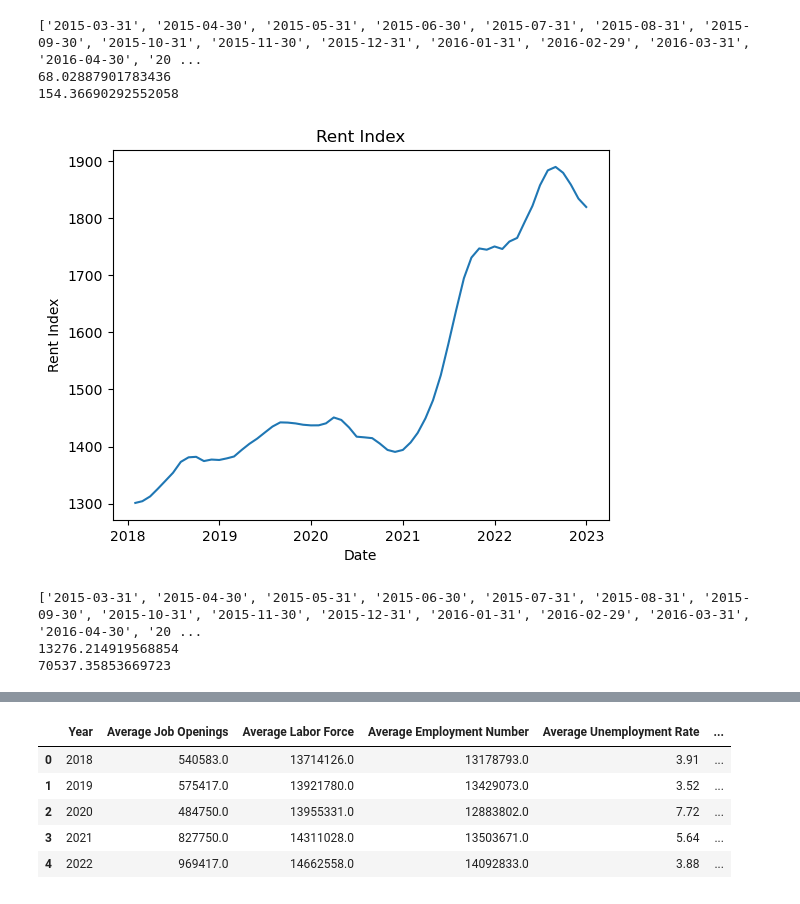
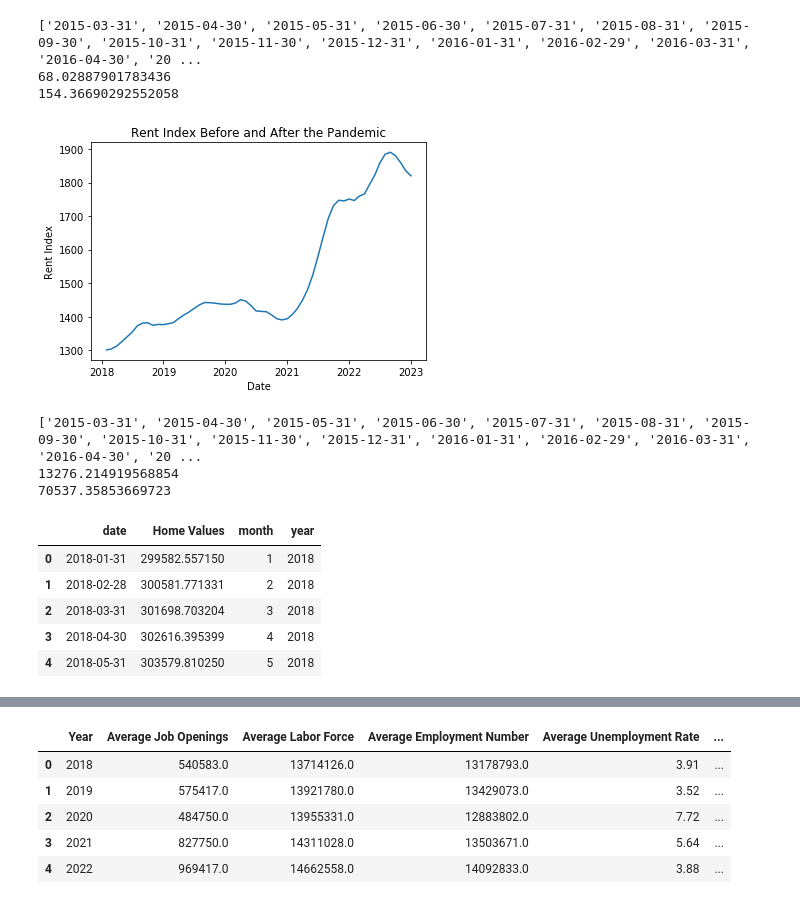
Before and after one commit to lynnlee2002/project-1, a Jupyter notebook: CODEine_project_1.ipynb, the cells around one changed output, grey strips where cells are left out. Cells and saved outputs as stored; diff of their text form; code cells hidden in the pictures.

Commit message:
adding graphs and rates of change

```diff
--- a/CODEine_project_1.ipynb
+++ b/CODEine_project_1.ipynb
@@ -495,11 +546,11 @@ print(rent_delta_20_22)
 154.36690292552058
 # %%
 plt.plot(rent_index_df['date'], rent_index_df['Rent Index'])
-plt.title('Rent Index')
+plt.title('Rent Index Before and After the Pandemic')
 plt.xlabel('Date')
 plt.ylabel('Rent Index')
 plt.show()
 # %% [output]
-[figure, old version]
+[figure, new version]
 # %%
 #Get data for home values
@@ -562,6 +613,15 @@ print(values_delta_20_22)
 ['2015-03-31', '2015-04-30', '2015-05-31', '2015-06-30', '2015-07-31', '2015-08-31', '2015-09-30', '2015-10-31', '2015-11-30', '2015-12-31', '2016-01-31', '2016-02-29', '2016-03-31', '2016-04-30', '20 ...
 13276.214919568854
 70537.35853669723
+# %%
+home_value_df.head()
+# %% [output]
+|  | date | Home Values | month | year |
+| 0 | 2018-01-31 | 299582.557150 | 1 | 2018 |
+| 1 | 2018-02-28 | 300581.771331 | 2 | 2018 |
+| 2 | 2018-03-31 | 301698.703204 | 3 | 2018 |
+| 3 | 2018-04-30 | 302616.395399 | 4 | 2018 |
+| 4 | 2018-05-31 | 303579.810250 | 5 | 2018 |
 # %%
 #Create home valye graph
 plt.plot(home_value_df['date'], home_value_df['Home Values'])
```
Also changed, not shown: parts of 12 cells of this notebook, 2 other files.
